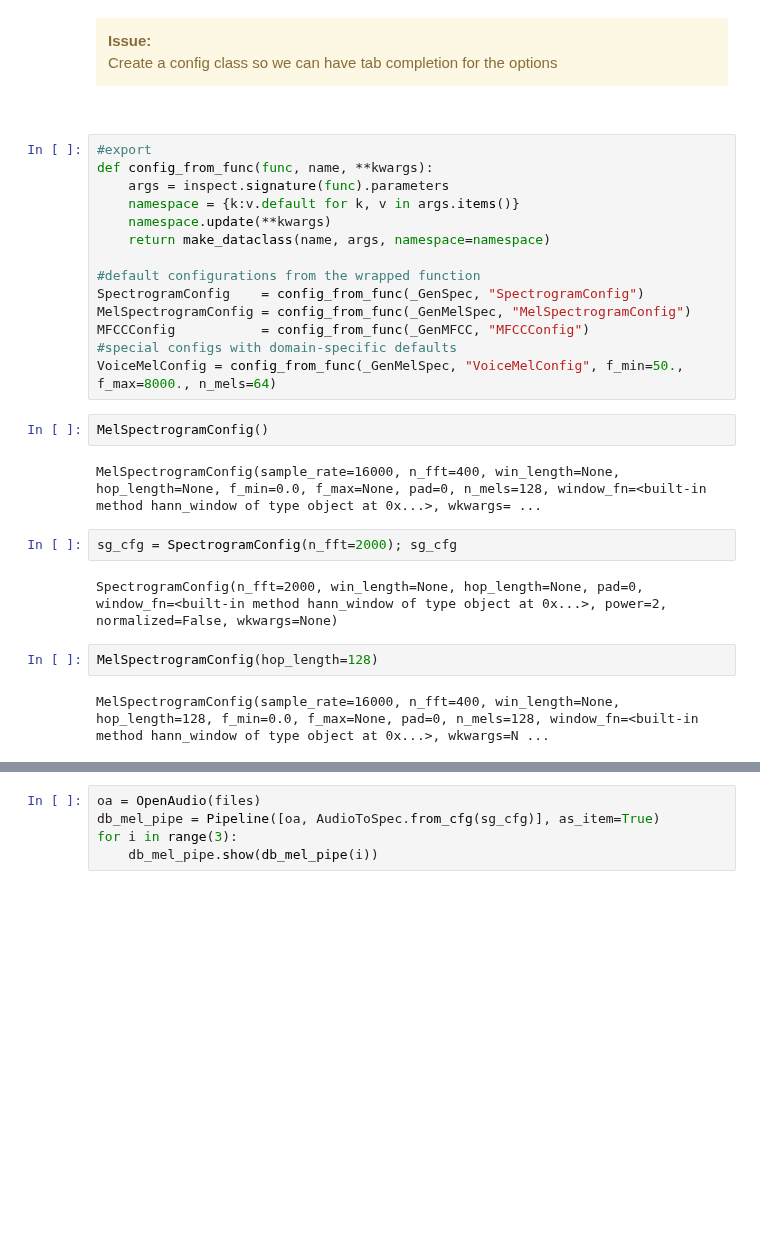
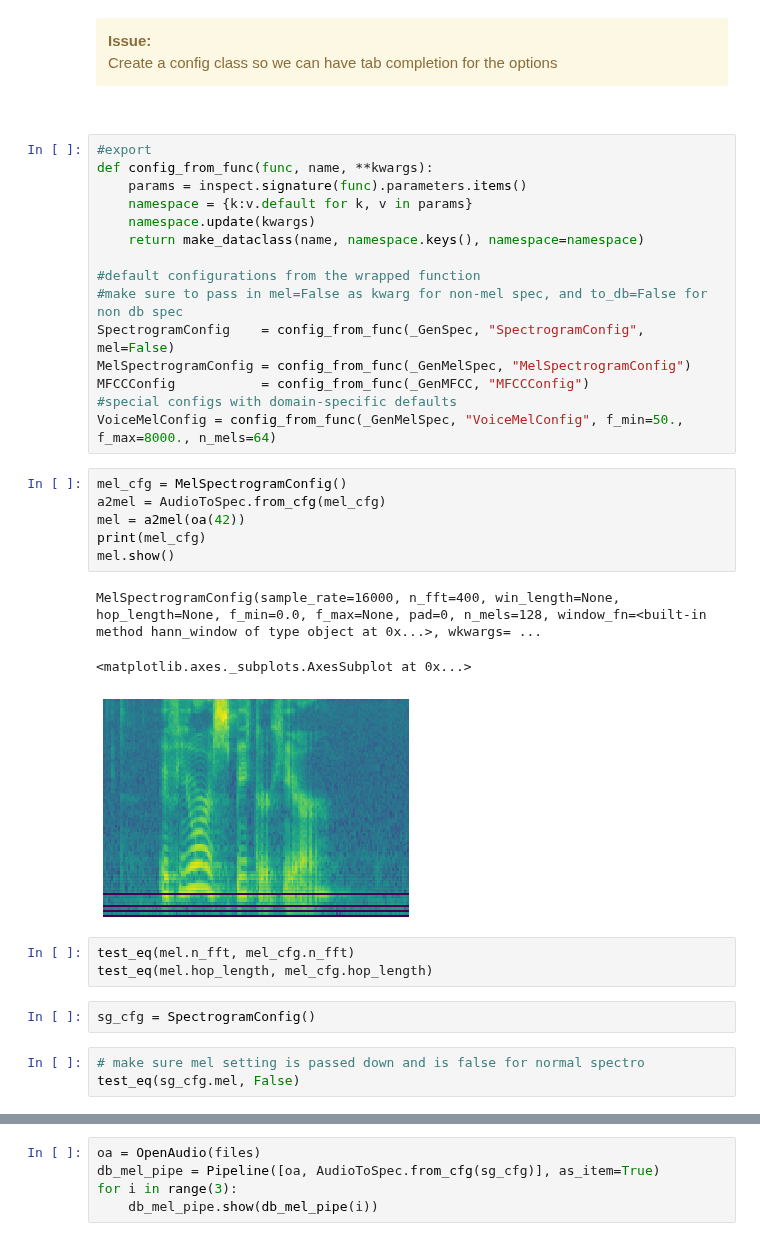
Before and after one commit to fastaudio/fastai2_audio, a Jupyter notebook: dev/70_audio_core.ipynb, the cells around one changed output, grey strips where cells are left out. Drawn from its saved outputs; the diff is of its cells as text; blank space fills up the shorter version.

Commit message:
Pass mel/to_db args to Configs

```diff
--- a/dev/70_audio_core.ipynb
+++ b/dev/70_audio_core.ipynb
@@ -623,26 +636,33 @@ for i in range(3):
 # %%
 #export
 def config_from_func(func, name, **kwargs):
-    args = inspect.signature(func).parameters
-    namespace = {k:v.default for k, v in args.items()}
-    namespace.update(**kwargs)
-    return make_dataclass(name, args, namespace=namespace)
+    params = inspect.signature(func).parameters.items()
+    namespace = {k:v.default for k, v in params}
+    namespace.update(kwargs)
+    return make_dataclass(name, namespace.keys(), namespace=namespace)
 
 #default configurations from the wrapped function
-SpectrogramConfig    = config_from_func(_GenSpec, "SpectrogramConfig")
+#make sure to pass in mel=False as kwarg for non-mel spec, and to_db=False for non db spec
+SpectrogramConfig    = config_from_func(_GenSpec, "SpectrogramConfig", mel=False)
 MelSpectrogramConfig = config_from_func(_GenMelSpec, "MelSpectrogramConfig")
 MFCCConfig           = config_from_func(_GenMFCC, "MFCCConfig")
 #special configs with domain-specific defaults
 VoiceMelConfig = config_from_func(_GenMelSpec, "VoiceMelConfig", f_min=50., f_max=8000., n_mels=64)
-# %%
-MelSpectrogramConfig()
-# %% [output]
-MelSpectrogramConfig(sample_rate=16000, n_fft=400, win_length=None, hop_length=None, f_min=0.0, f_max=None, pad=0, n_mels=128, window_fn=<built-in method hann_window of type object at 0x...>, wkwargs= ...
+# %%
+mel_cfg = MelSpectrogramConfig()
+a2mel = AudioToSpec.from_cfg(mel_cfg)
+mel = a2mel(oa(42))
+print(mel_cfg)
+mel.show()
+# %% [output]
+MelSpectrogramConfig(sample_rate=16000, n_fft=400, win_length=None, hop_length=None, f_min=0.0, f_max=None, pad=0, n_mels=128, window_fn=<built-in method hann_window of type object at 0x...>, wkwargs= ...
+<matplotlib.axes._subplots.AxesSubplot at 0x...>
+[figure, added]
+# %%
+test_eq(mel.n_fft, mel_cfg.n_fft)
+test_eq(mel.hop_length, mel_cfg.hop_length)
 # %%
-sg_cfg = SpectrogramConfig(n_fft=2000); sg_cfg
+sg_cfg = SpectrogramConfig()
-# %% [output]
-SpectrogramConfig(n_fft=2000, win_length=None, hop_length=None, pad=0, window_fn=<built-in method hann_window of type object at 0x...>, power=2, normalized=False, wkwargs=None)
-# %%
-MelSpectrogramConfig(hop_length=128)
-# %% [output]
-MelSpectrogramConfig(sample_rate=16000, n_fft=400, win_length=None, hop_length=128, f_min=0.0, f_max=None, pad=0, n_mels=128, window_fn=<built-in method hann_window of type object at 0x...>, wkwargs=N ...
+# %%
+# make sure mel setting is passed down and is false for normal spectro
+test_eq(sg_cfg.mel, False)
```
Also changed, not shown: parts of 18 cells of this notebook.
